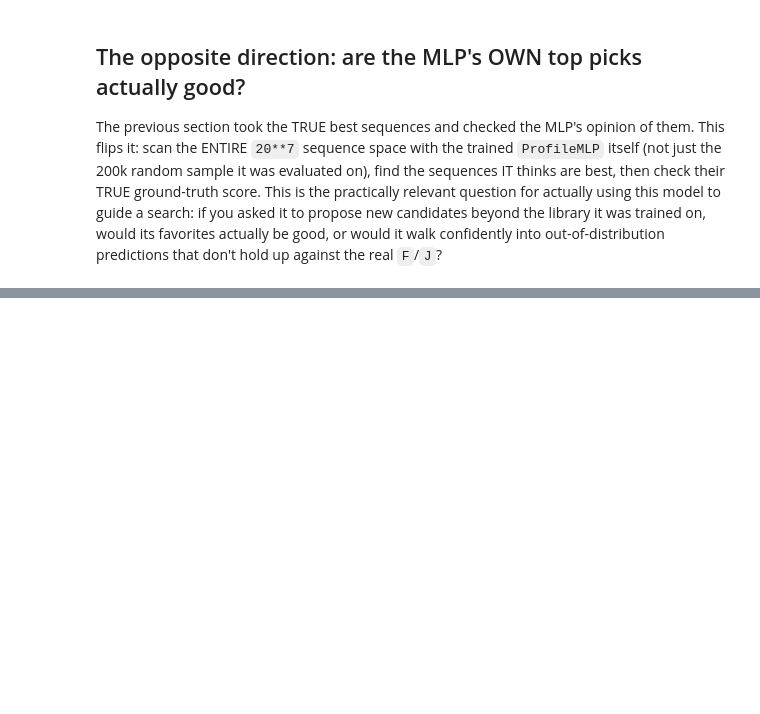
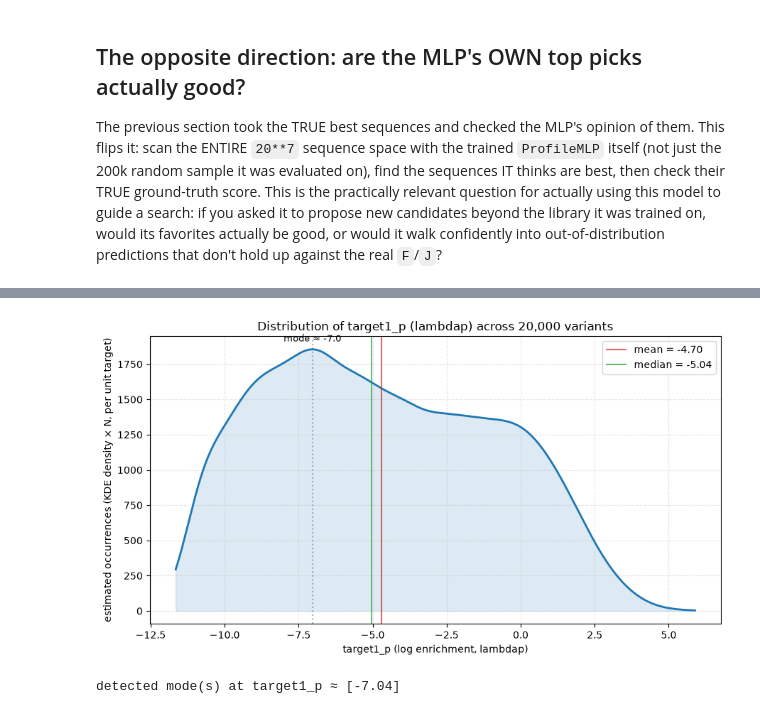
Before and after one commit to merlin-cc/Directed-Evolution-loop, a Jupyter notebook: Modelization_V1/notebooks/selectivity_weight_regimes/MLP_for_anticorrelated_weights.ipynb, the cells around one changed output, grey strips where cells are left out. Drawn from its saved outputs; the diff is of its cells as text; code cells hidden in the pictures; blank space fills up the shorter version.

Commit message:
all run figures

```diff
--- a/Modelization_V1/notebooks/selectivity_weight_regimes/MLP_for_anticorrelated_weights.ipynb
+++ b/Modelization_V1/notebooks/selectivity_weight_regimes/MLP_for_anticorrelated_weights.ipynb
@@ -1027,0 +1056,14 @@ MLP's top-50 predicted-best selectivity variants -- median TRUE-score percentile
+# %%
+rounds_p = protocol_anti.N_loop_DE(1)
+bio_row_p, ngs_row_p = rounds_p[0]
+lambda0p, lambda2p, lambda3p = ngs_row_p
+
+lambda0p = np.asarray(lambda0p)
+lambda2p = np.asarray(lambda2p)
+lambda3p = np.asarray(lambda3p)
+
+log_enr_viab_p = np.log((lambda2p + eps) / (lambda0p + eps))  # target1_p -- viability phase, NGS-measured
+log_enr_sel_p  = np.log((lambda3p + eps) / (lambda2p + eps))  # target2_p -- selectivity phase, NGS-measured
+
+print(f"log_enr_viab_p: min={log_enr_viab_p.min():.2f}  max={log_enr_viab_p.max():.2f}  mean={log_enr_viab_p.mean():.2f}")
+print(f"log_enr_sel_p : min={log_enr_sel_p.min():.2f}  max={log_enr_sel_p.max():.2f}  mean={log_enr_sel_p.mean():.2f}")
@@ -1027,0 +1078,3 @@ MLP's top-50 predicted-best selectivity variants -- median TRUE-score percentile
+# %%
+dataset_anti_p = build_or_load_dataset(protocol_anti, sequences, log_enr_viab_p, log_enr_sel_p, label="ac_lambdap")
+dataset_anti_p.head()
@@ -1027,0 +1089,44 @@ MLP's top-50 predicted-best selectivity variants -- median TRUE-score percentile
+# %%
+t_viab_p = dataset_anti_p["target1"].to_numpy()
+
+# Smooth density (Gaussian KDE), not a binned histogram -- rescaled by N so the curve reads
+# as an estimated occurrence count per unit of target (area under the curve over a range ~=
+# expected number of variants in that range), rather than a probability density.
+grid = np.linspace(t_viab_p.min(), t_viab_p.max(), 1000)
+kde = gaussian_kde(t_viab_p, bw_method=0.15)
+occurrences = kde(grid) * len(t_viab_p)
+
+# Auto-detect modes (and, if bimodal, the valley between them) instead of eyeballing the plot.
+peaks, _ = find_peaks(occurrences, prominence=occurrences.max() * 0.05)
+
+fig, ax = plt.subplots(figsize=(9, 5))
+ax.plot(grid, occurrences, color="tab:blue", lw=2)
+ax.fill_between(grid, occurrences, alpha=0.15, color="tab:blue")
+
+for p in peaks:
+    ax.axvline(grid[p], color="tab:blue", linestyle=":", alpha=0.5)
+    ax.annotate(f"mode ≈ {grid[p]:.1f}", (grid[p], occurrences[p]),
+                textcoords="offset points", xytext=(0, 8), ha="center", fontsize=9)
+
+if len(peaks) >= 2:
+    lo, hi = peaks[0], peaks[-1]
+    valley = lo + np.argmin(occurrences[lo:hi + 1])
+    ax.axvline(grid[valley], color="gray", linestyle="--", alpha=0.6)
+    ax.annotate(f"valley ≈ {grid[valley]:.1f}", (grid[valley], occurrences[valley]),
+                textcoords="offset points", xytext=(0, 10), ha="center", fontsize=9, color="gray")
+
+ax.axvline(t_viab_p.mean(), color="tab:red", linestyle="-", alpha=0.7, label=f"mean = {t_viab_p.mean():.2f}")
+ax.axvline(np.median(t_viab_p), color="tab:green", linestyle="-", alpha=0.7, label=f"median = {np.median(t_viab_p):.2f}")
+
+ax.set_xlabel("target1_p (log enrichment, lambdap)")
+ax.set_ylabel("estimated occurrences (KDE density × N, per unit target)")
+ax.set_title(f"Distribution of target1_p (lambdap) across {len(t_viab_p):,} variants")
+ax.legend()
+ax.grid(True, linestyle="--", alpha=0.3)
+fig.tight_layout()
+plt.show()
+
+print(f"detected mode(s) at target1_p ≈ {np.round(grid[peaks], 2)}")
+# %% [output]
+[figure, added]
+detected mode(s) at target1_p ≈ [-7.04]
```
Also changed, not shown: parts of 32 cells of this notebook, 4 other files.
